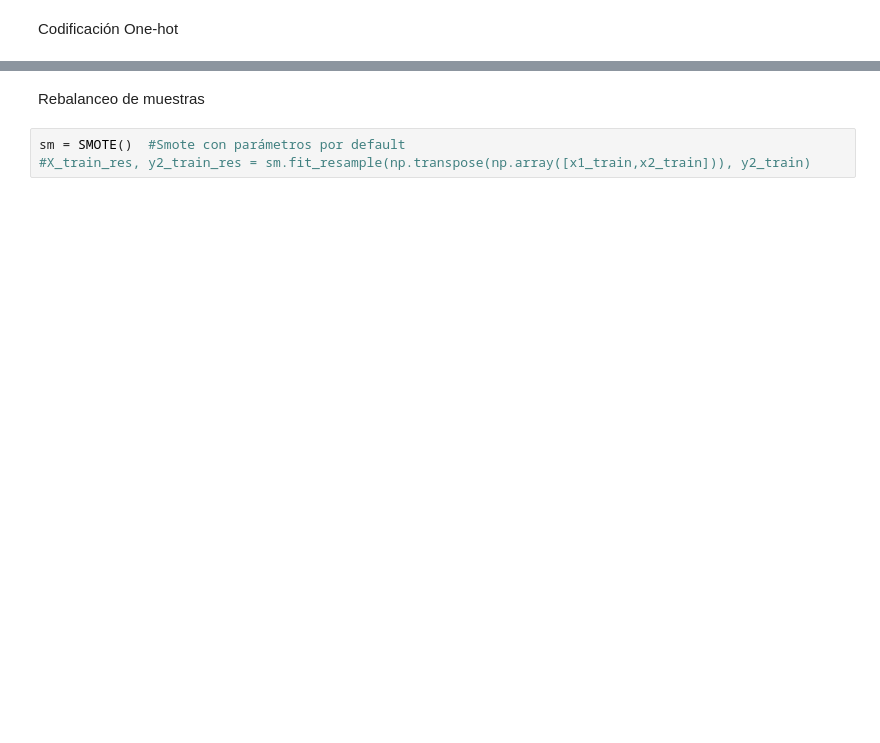
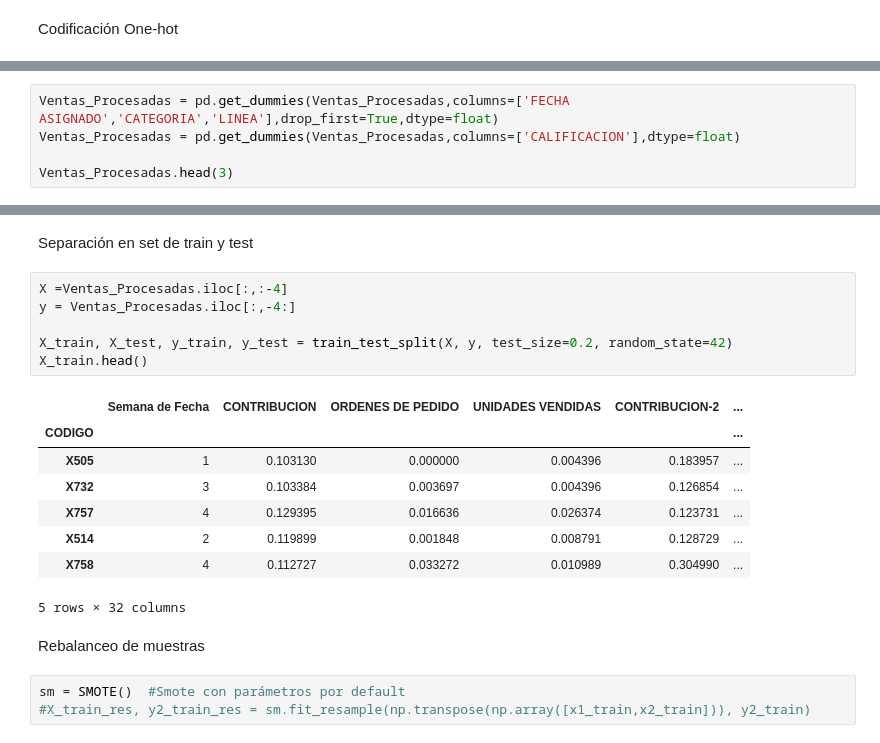
Before and after one commit to christiansakerb/AWS_Random_Forest_Matriz_Boston, a Jupyter notebook: DS_Project.ipynb, the cells around one changed output, grey strips where cells are left out. Drawn from its saved outputs; the diff is of its cells as text; blank space fills up the shorter version.

Commit message:
Separacion en muestra de test y train

```diff
--- a/DS_Project.ipynb
+++ b/DS_Project.ipynb
@@ -212,0 +197,5 @@ Ventas_Procesadas
+# %%
+Ventas_Procesadas = pd.get_dummies(Ventas_Procesadas,columns=['FECHA ASIGNADO','CATEGORIA','LINEA'],drop_first=True,dtype=float)
+Ventas_Procesadas = pd.get_dummies(Ventas_Procesadas,columns=['CALIFICACION'],dtype=float)
+
+Ventas_Procesadas.head(3)
@@ -213,3 +209,20 @@ Ventas_Procesadas
+# %% [markdown]
+Separación en set de train y test
+# %%
+X =Ventas_Procesadas.iloc[:,:-4]
+y = Ventas_Procesadas.iloc[:,-4:]
+
+X_train, X_test, y_train, y_test = train_test_split(X, y, test_size=0.2, random_state=42)
+X_train.head()
+# %% [output]
+|  | Semana de Fecha | CONTRIBUCION | ORDENES DE PEDIDO | UNIDADES VENDIDAS | CONTRIBUCION-2 | ... |
+| CODIGO |  |  |  |  |  | ... |
+| X505 | 1 | 0.103130 | 0.000000 | 0.004396 | 0.183957 | ... |
+| X732 | 3 | 0.103384 | 0.003697 | 0.004396 | 0.126854 | ... |
+| X757 | 4 | 0.129395 | 0.016636 | 0.026374 | 0.123731 | ... |
+| X514 | 2 | 0.119899 | 0.001848 | 0.008791 | 0.128729 | ... |
+| X758 | 4 | 0.112727 | 0.033272 | 0.010989 | 0.304990 | ... |
+5 rows × 32 columns
 # %% [markdown]
 Rebalanceo de muestras
 # %%
```
Also changed, not shown: parts of 3 cells of this notebook.
